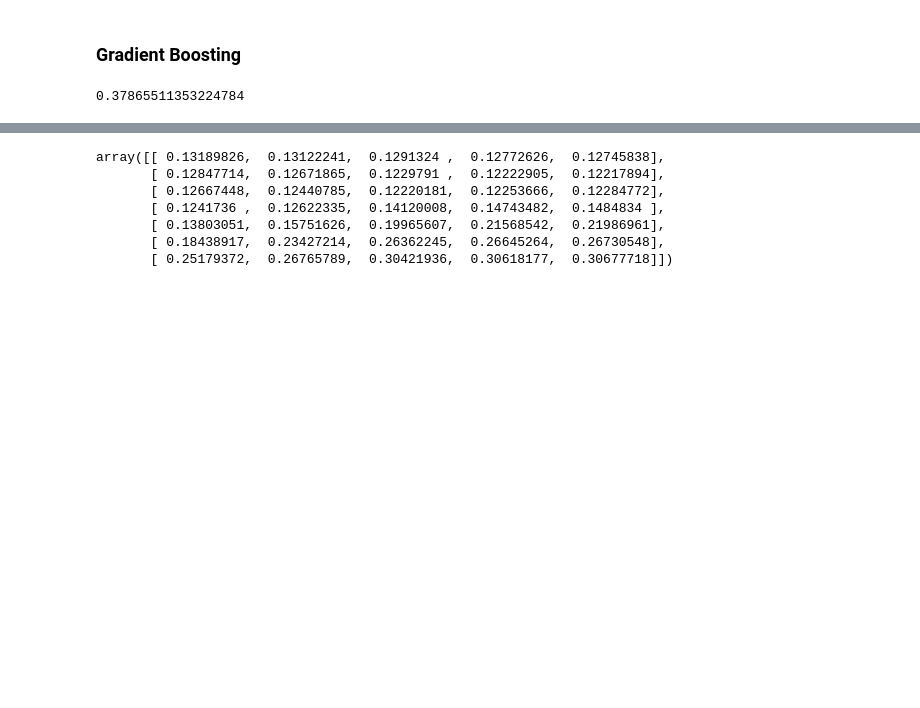
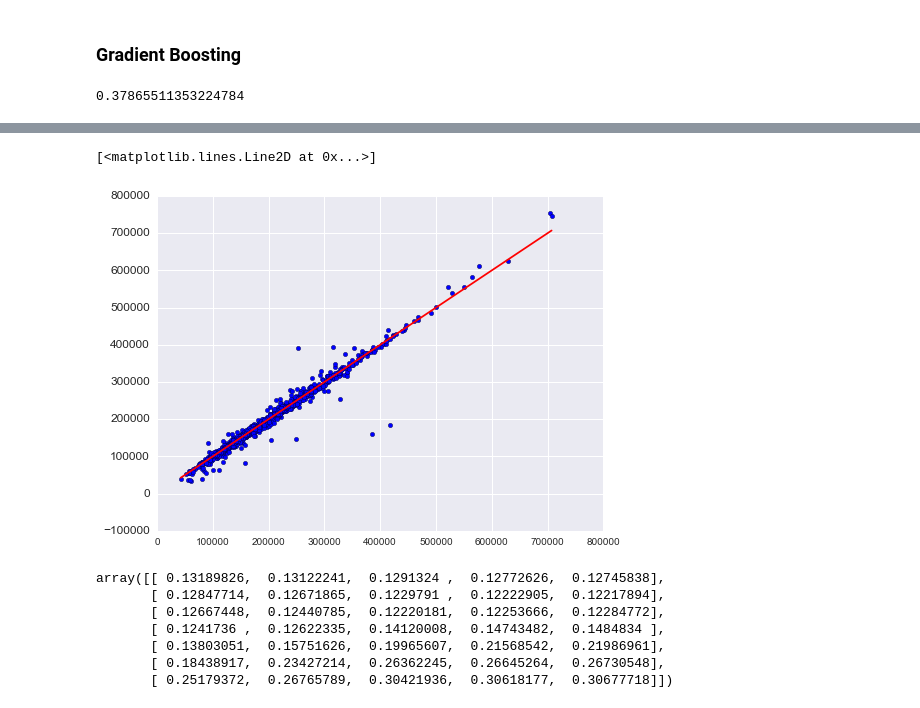
Before and after one commit to AngeloK/house-price-prediction, a Jupyter notebook: Linlin/house-price.ipynb, the cells around one changed output, grey strips where cells are left out. Cells and saved outputs as stored; diff of their text form; code cells hidden in the pictures; blank space fills up the shorter version.

```diff
--- a/Linlin/house-price.ipynb
+++ b/Linlin/house-price.ipynb
@@ -1381,3 +1383,10 @@ plt.tight_layout()
+# %%
+gb_pred = np.expm1(model_gb.predict(train_X))
+plt.scatter(gb_pred, np.expm1(train_y))
+plt.plot([min(gb_pred),max(gb_pred)], [min(gb_pred),max(gb_pred)], c="red")
+# %% [output]
+[<matplotlib.lines.Line2D at 0x...>]
+[figure, added]
 # %%
 
 import numpy as np
```
Also changed, not shown: parts of 1 cell of this notebook, 1 other file.
